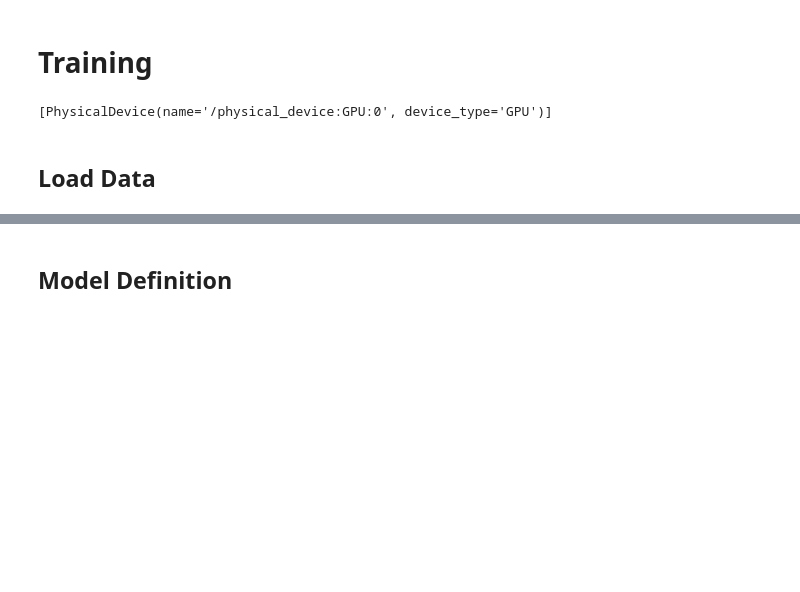
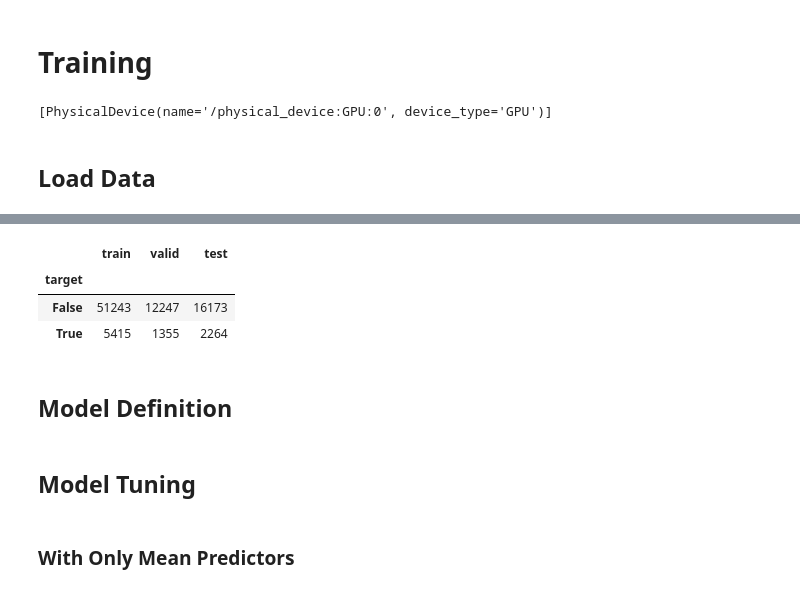
Before and after one commit to lr98769/rue_prediction_interval, a Jupyter notebook: notebooks/training.ipynb, the cells around one changed output, grey strips where cells are left out. Drawn from its saved outputs; the diff is of its cells as text; code cells hidden in the pictures; blank space fills up the shorter version.

```diff
--- a/notebooks/training.ipynb
+++ b/notebooks/training.ipynb
@@ -55,29 +55,2 @@ print(predictors)
 # %%
 pred_col = "target"
-# %%
-# Make train, validation and test sets
-def recordwise_train_valid_test_split(df, valid_prop, test_prop):
-    records = df["record"].unique()
-    num_records = len(records)
-    record_indices = np.arange(num_records)
-    np.random.shuffle(record_indices)
-    shuffled_records = records[record_indices]
-    num_valid, num_test = round(valid_prop * num_records), round(test_prop * num_records)
-    num_train = num_records - num_valid - num_test
-    train_records, valid_records, test_records = (
-        shuffled_records[:num_train], shuffled_records[num_train: num_train+num_valid],
-        shuffled_records[num_train+num_valid:num_train+num_valid+num_test],
-    )
-    train_df, valid_df, test_df = (
-        df[df["record"].isin(train_records)], df[df["record"].isin(valid_records)],
-        df[df["record"].isin(test_records)]
-    )
-    return train_df, valid_df, test_df
-
-df_train, df_valid, df_test = recordwise_train_valid_test_split(df, valid_prop=0.1, test_prop=0.2)
-display_df(df_train)
-print(df_train["target"].value_counts())
-display_df(df_valid)
-print(df_valid["target"].value_counts())
-display_df(df_test)
-print(df_test["target"].value_counts())
@@ -121,3 +57,22 @@ Name: count, dtype: int64
+# %%
+# Make train, validation and test sets
+def train_valid_test_split(df):
+    train_df, valid_df, test_df = df[df["train"]], df[df["valid"]], df[df["test"]]
+    train_count, valid_count, test_count = (
+        df_train["target"].value_counts(), df_valid["target"].value_counts(),
+        df_test["target"].value_counts()
+    )
+    train_count.name, valid_count.name, test_count.name = "train", "valid", "test"
+
+    display(pd.concat([train_count, valid_count, test_count], axis=1))
+    return train_df, valid_df, test_df
+
+df_train, df_valid, df_test = train_valid_test_split(df)
+# %% [output]
+|  | train | valid | test |
+| target |  |  |  |
+| False | 51243 | 12247 | 16173 |
+| True | 5415 | 1355 | 2264 |
 # %% [markdown]
 ## Model Definition
 # %%
@@ -378 +333,5 @@ def model_training(
     return ae_classifier
+# %% [markdown]
+## Model Tuning
+# %% [markdown]
+### With Only Mean Predictors
```
Also changed, not shown: parts of 12 cells of this notebook, 1 other file.
